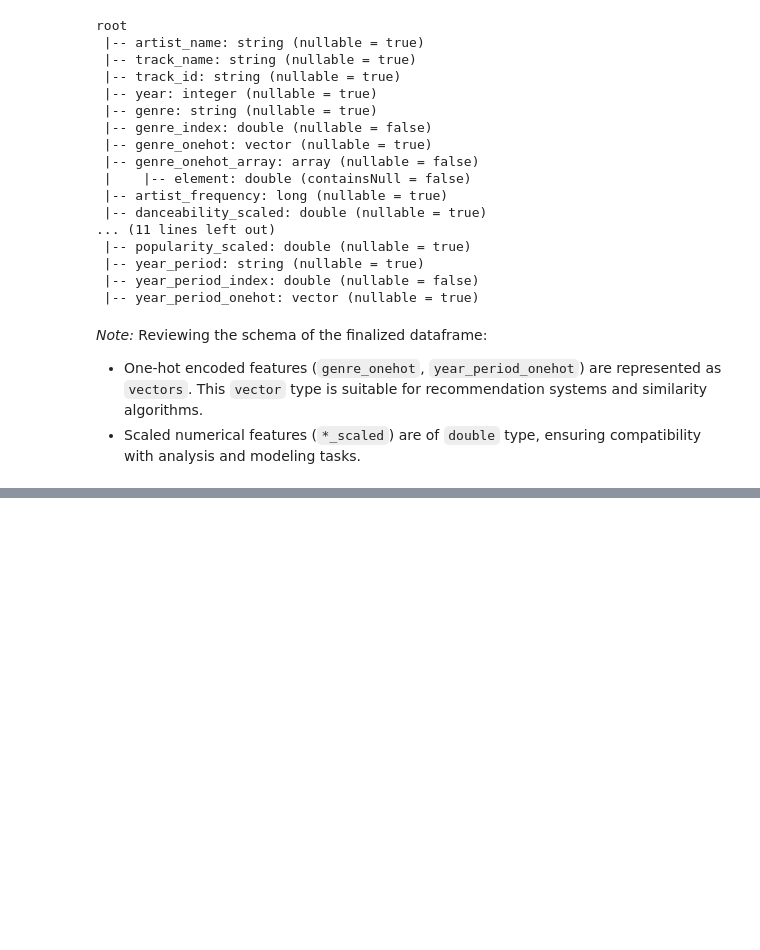
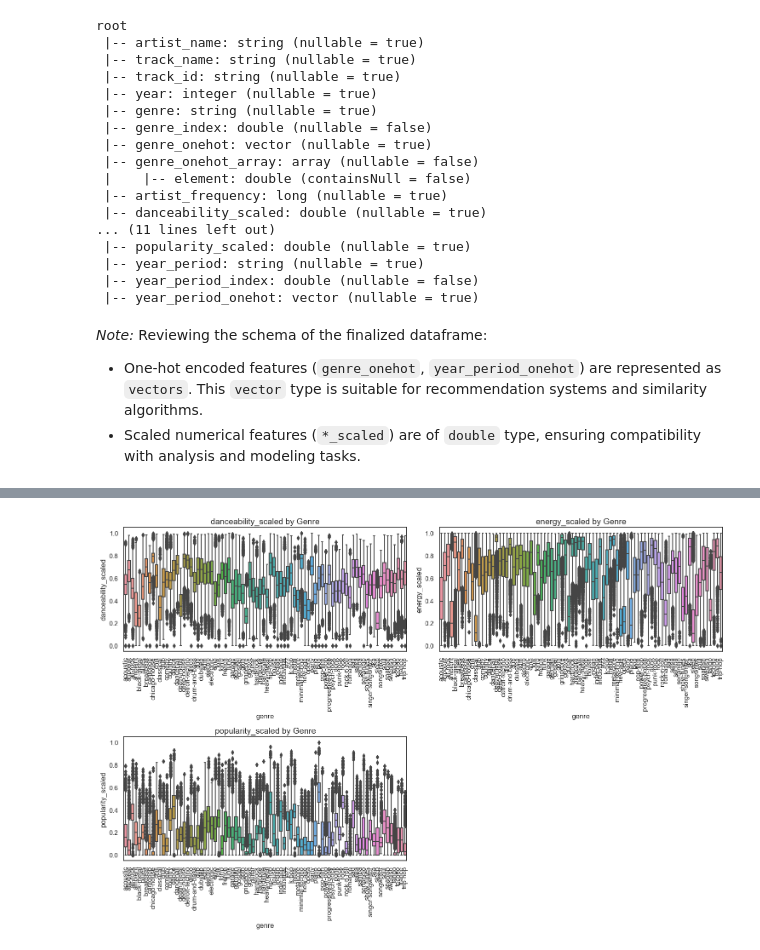
Before and after one commit to longnca/ENSF612-Project, a Jupyter notebook: spotify_project.ipynb, the cells around one changed output, grey strips where cells are left out. Drawn from its saved outputs; the diff is of its cells as text; code cells hidden in the pictures; blank space fills up the shorter version.

```diff
--- a/spotify_project.ipynb
+++ b/spotify_project.ipynb
@@ -848,0 +955,19 @@ root
+# %%
+# Correlation of genre_onehot with Numerical Features
+# Purpose: Examine how genres relate to numerical features like danceability, energy, or popularity.
+
+# convert PySpark DataFrame to Pandas for visualization
+numerical_features = ['danceability_scaled', 'energy_scaled', 'popularity_scaled']
+features_with_genre = spotify_df_final.select("genre", *numerical_features).toPandas()
+
+plt.figure(figsize=(15, 10))
+for i, feature in enumerate(numerical_features, start=1):
+    plt.subplot(2, 2, i)
+    sns.boxplot(x='genre', y=feature, data=features_with_genre)
+    plt.title(f'{feature} by Genre', fontsize=14)
+    plt.xticks(rotation=90)
+    plt.ylabel(feature, fontsize=12)
+plt.tight_layout()
+plt.show()
+# %% [output]
+[figure, added]
```
Also changed, not shown: parts of 13 cells of this notebook.
